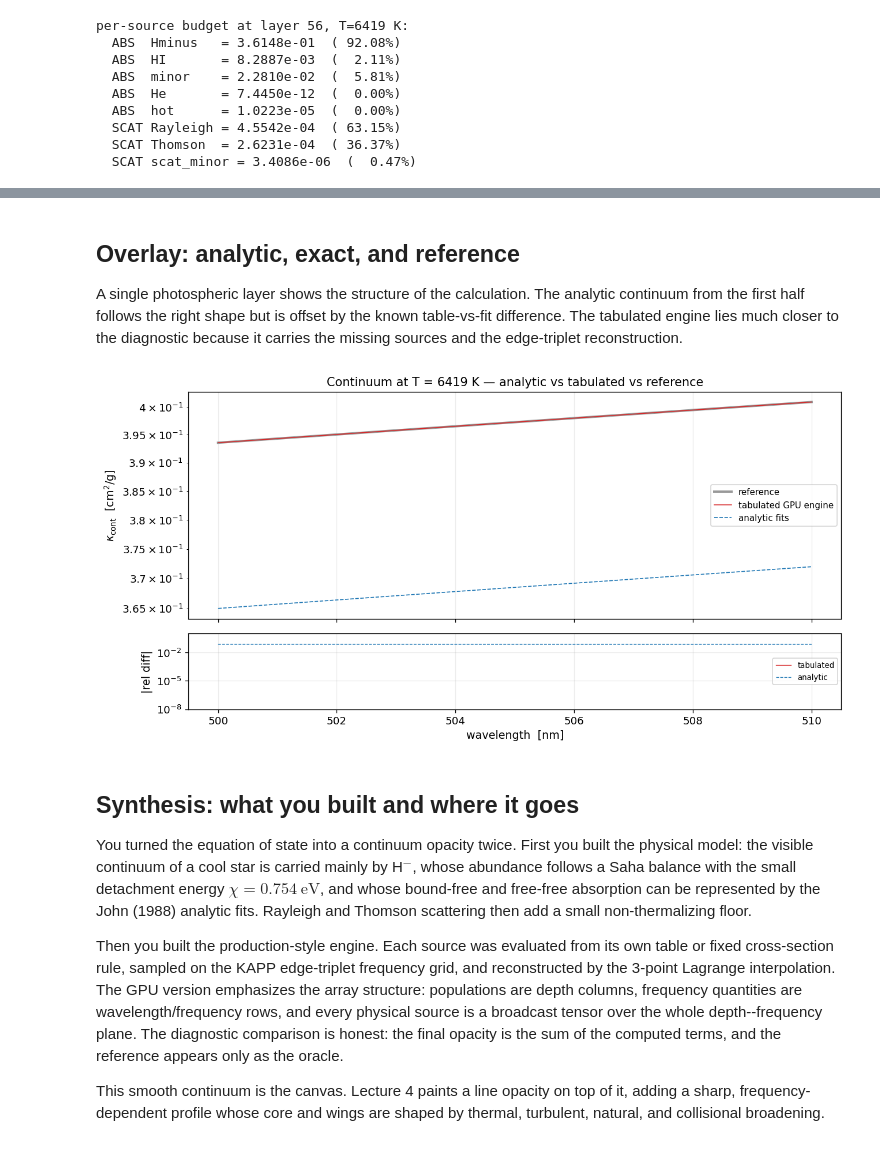
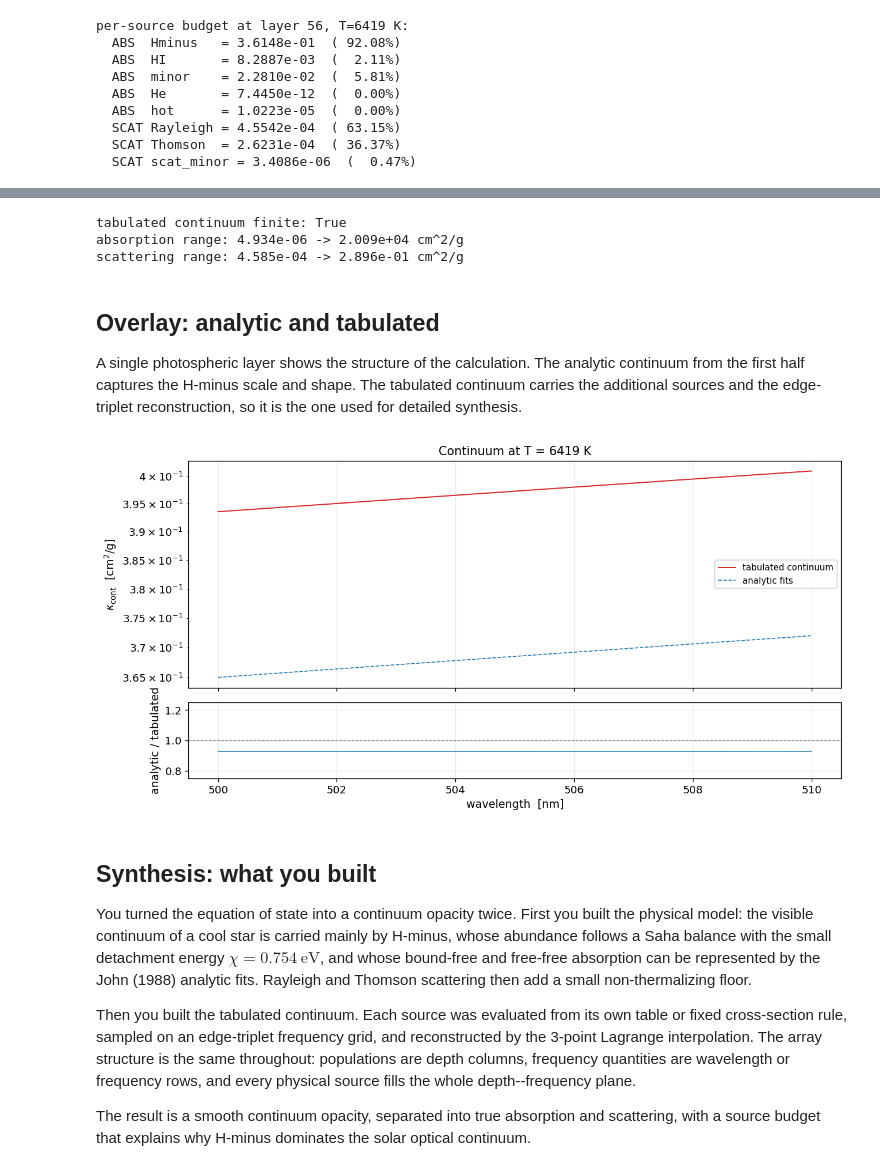
Before and after one commit to tingyuansen/stellar-spectroscopy-from-scratch-gpu, a Jupyter notebook: content/Lecture3.ipynb, the cells around one changed output, grey strips where cells are left out. Saved outputs shown, nothing was run; the diff lists cells and outputs as text; code cells hidden in the pictures.

```diff
--- a/content/Lecture3.ipynb
+++ b/content/Lecture3.ipynb
@@ -1010,7 +779,7 @@ def helium_opacity_torch(freq_vec, ehvkt, stim, hckt, cff1, cff2):
     Returns the pair ``(ahe1, ahe2)`` in ``(depth, frequency)`` order.  The He I
     and He II bound-free pieces are short fixed tables of thresholds and
     coefficients.  Free-free uses the charge-1 and charge-2 COULFF tables
-    supplied by the driver; the charge-2 table may carry the legacy logarithmic
+    supplied by the driver; the charge-2 table may carry the fixed logarithmic
     lookup described in the surrounding text.
     """
     temp = Tk
@@ -1063,7 +832,7 @@ def si2op_torch(freq_vec, tlog):
     The frequency bracket is chosen for every sampled frequency, the temperature
     bracket for every depth, and the final result is transposed into
     ``(depth, frequency)``.  The factor of six is the statistical-weight scale
-    used by the reference routine.
+    used by the tabulated routine.
     """
     nt = torch.clamp((Tk/2000.0).to(torch.int64) - 4, 1, 5)
     dt = (tlog - SI2_TLG_t.index_select(0, nt - 1)) / (SI2_TLG_t.index_select(0, nt) - SI2_TLG_t.index_select(0, nt - 1))
@@ -1271,13 +1040,13 @@ c3_lag = (wlk - wl_l) * (wlk - half) / delta
 basis_lag = torch.stack((c1_lag, c2_lag, c3_lag), dim=0)
 
 triplet_index = torch.searchsorted(used_edges_t, e).to(torch.int64)
-abs_trip = torch.log10(torch.clamp(acont_sel_gpu.reshape(n_layers_k, used_edges_t.shape[0], 3), min=1e-30))
-sca_trip = torch.log10(torch.clamp(sigmac_sel_gpu.reshape(n_layers_k, used_edges_t.shape[0], 3), min=1e-30))
+abs_trip = torch.log10(torch.clamp(absorption_sampled.reshape(n_layers_k, used_edges_t.shape[0], 3), min=1e-30))
+sca_trip = torch.log10(torch.clamp(scattering_sampled.reshape(n_layers_k, used_edges_t.shape[0], 3), min=1e-30))
 abs_w_trip = abs_trip.index_select(1, triplet_index)
 sca_w_trip = sca_trip.index_select(1, triplet_index)
 
-absorption_exact_gpu = 10.0 ** torch.sum(abs_w_trip * basis_lag.T[None, :, :], dim=2)
-scattering_exact_gpu = 10.0 ** torch.sum(sca_w_trip * basis_lag.T[None, :, :], dim=2)
+absorption_tabulated = 10.0 ** torch.sum(abs_w_trip * basis_lag.T[None, :, :], dim=2)
+scattering_tabulated = 10.0 ** torch.sum(sca_w_trip * basis_lag.T[None, :, :], dim=2)
 
-print(f"interpolated exact continuum to {int(wlk.shape[0])} synthesis wavelengths")
+print(f"interpolated tabulated continuum to {int(wlk.shape[0])} synthesis wavelengths")
 # %% [output]
@@ -1329,43 +1058,50 @@ The assertion spans the complete opacity arrays. The diagnostic appears only in
+# %%
+abs_tab_np = to_np(absorption_tabulated)
+sca_tab_np = to_np(scattering_tabulated)
+finite_tabulated = np.isfinite(abs_tab_np).all() and np.isfinite(sca_tab_np).all()
+print(f"tabulated continuum finite: {finite_tabulated}")
+print(f"absorption range: {abs_tab_np.min():.3e} -> {abs_tab_np.max():.3e} cm^2/g")
+print(f"scattering range: {sca_tab_np.min():.3e} -> {sca_tab_np.max():.3e} cm^2/g")
+# %% [output]
+tabulated continuum finite: True
+absorption range: 4.934e-06 -> 2.009e+04 cm^2/g
+scattering range: 4.585e-04 -> 2.896e-01 cm^2/g
 # %% [markdown]
-## Overlay: analytic, exact, and reference
+## Overlay: analytic and tabulated
 
-A single photospheric layer shows the structure of the calculation. The analytic continuum from the first half follows the right shape but is offset by the known table-vs-fit difference. The tabulated engine lies much closer to the diagnostic because it carries the missing sources and the edge-triplet reconstruction.
+A single photospheric layer shows the structure of the calculation. The analytic continuum from the first half captures the H-minus scale and shape. The tabulated continuum carries the additional sources and the edge-triplet reconstruction, so it is the one used for detailed synthesis.
 # %%
 layer_p = int(np.argmin(np.abs(to_np(Tk) - 6400.0)))
 analytic_total_np = to_np(kappa_Hminus + kappa_scat)
 la3 = int(np.argmin(np.abs(REF["T"] - float(Tk[layer_p]))))
 analytic_p = np.interp(to_np(wlk), REF["wl"], analytic_total_np[la3])
 
-ref_tot_np = D_np["continuum_absorption"][layer_p] + D_np["continuum_scattering"][layer_p]  # numpy-ref
-exact_tot_np = abs_gpu_np[layer_p] + sca_gpu_np[layer_p]
+tabulated_total_np = abs_tab_np[layer_p] + sca_tab_np[layer_p]
 
 fig, (ax, axr) = plt.subplots(2, 1, figsize=(11, 5.6), sharex=True,
                               gridspec_kw={"height_ratios": [3, 1]})
-ax.plot(to_np(wlk), ref_tot_np, color="0.6", lw=2.4, label="reference")
-ax.plot(to_np(wlk), exact_tot_np, color="C3", lw=0.9, label="tabulated GPU engine")
+ax.plot(to_np(wlk), tabulated_total_np, color="C3", lw=1.2, label="tabulated continuum")
 ax.plot(to_np(wlk), analytic_p, color="C0", lw=1.0, ls="--", label="analytic fits")
 ax.set_yscale("log"); ax.set_ylabel(r"$\kappa_{\rm cont}$  [cm$^2$/g]")
-ax.set_title(f"Continuum at T = {float(Tk[layer_p]):.0f} K — analytic vs tabulated vs reference")
+ax.set_title(f"Continuum at T = {float(Tk[layer_p]):.0f} K")
 ax.legend(loc="center right", fontsize=9)
 
-rel_exact = np.abs(exact_tot_np - ref_tot_np) / np.maximum(np.abs(ref_tot_np), 1e-300)
-rel_anal = np.abs(analytic_p - ref_tot_np) / np.maximum(np.abs(ref_tot_np), 1e-300)
-axr.semilogy(to_np(wlk), np.maximum(rel_exact, 1e-18), color="C3", lw=0.8, label="tabulated")
-axr.semilogy(to_np(wlk), np.maximum(rel_anal, 1e-18), color="C0", lw=0.8, ls="--", label="analytic")
-axr.set_xlabel("wavelength  [nm]"); axr.set_ylabel("|rel diff|")
-axr.set_ylim(1e-8 if DTYPE == torch.float32 else 1e-17, 1e0)
-axr.legend(loc="center right", fontsize=8)
+ratio = analytic_p / np.maximum(tabulated_total_np, 1e-300)
+axr.plot(to_np(wlk), ratio, color="C0", lw=0.9)
+axr.axhline(1.0, color="0.5", lw=0.8, ls="--")
+axr.set_xlabel("wavelength  [nm]"); axr.set_ylabel("analytic / tabulated")
+axr.set_ylim(0.75, 1.25)
 fig.tight_layout(); plt.show()
 # %% [output]
-[figure, old version]
+[figure, new version]
 # %% [markdown]
-## Synthesis: what you built and where it goes
+## Synthesis: what you built
 
-You turned the equation of state into a continuum opacity twice. First you built the physical model: the visible continuum of a cool star is carried mainly by H$^-$, whose abundance follows a Saha balance with the small detachment energy $\chi=0.754\ \mathrm{eV}$, and whose bound-free and free-free absorption can be represented by the John (1988) analytic fits. Rayleigh and Thomson scattering then add a small non-thermalizing floor.
+You turned the equation of state into a continuum opacity twice. First you built the physical model: the visible continuum of a cool star is carried mainly by H-minus, whose abundance follows a Saha balance with the small detachment energy $\chi=0.754\ \mathrm{eV}$, and whose bound-free and free-free absorption can be represented by the John (1988) analytic fits. Rayleigh and Thomson scattering then add a small non-thermalizing floor.
 
-Then you built the production-style engine. Each source was evaluated from its own table or fixed cross-section rule, sampled on the KAPP edge-triplet frequency grid, and reconstructed by the 3-point Lagrange interpolation. The GPU version emphasizes the array structure: populations are depth columns, frequency quantities are wavelength/frequency rows, and every physical source is a broadcast tensor over the whole depth--frequency plane. The diagnostic comparison is honest: the final opacity is the sum of the computed terms, and the reference appears only as the oracle.
+Then you built the tabulated continuum. Each source was evaluated from its own table or fixed cross-section rule, sampled on an edge-triplet frequency grid, and reconstructed by the 3-point Lagrange interpolation. The array structure is the same throughout: populations are depth columns, frequency quantities are wavelength or frequency rows, and every physical source fills the whole depth--frequency plane.
 
-This smooth continuum is the canvas. Lecture 4 paints a line opacity on top of it, adding a sharp, frequency-dependent profile whose core and wings are shaped by thermal, turbulent, natural, and collisional broadening.
+The result is a smooth continuum opacity, separated into true absorption and scattering, with a source budget that explains why H-minus dominates the solar optical continuum.
 # %% [markdown]
 ## Summary
 
```
Also changed, not shown: parts of 86 cells of this notebook, 14 other files.
